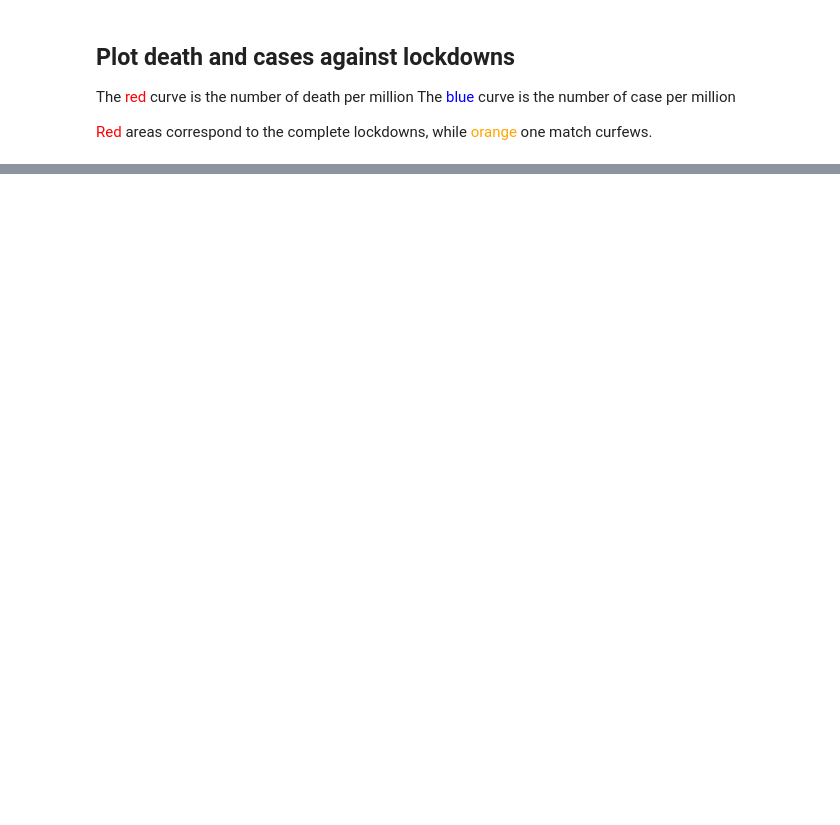
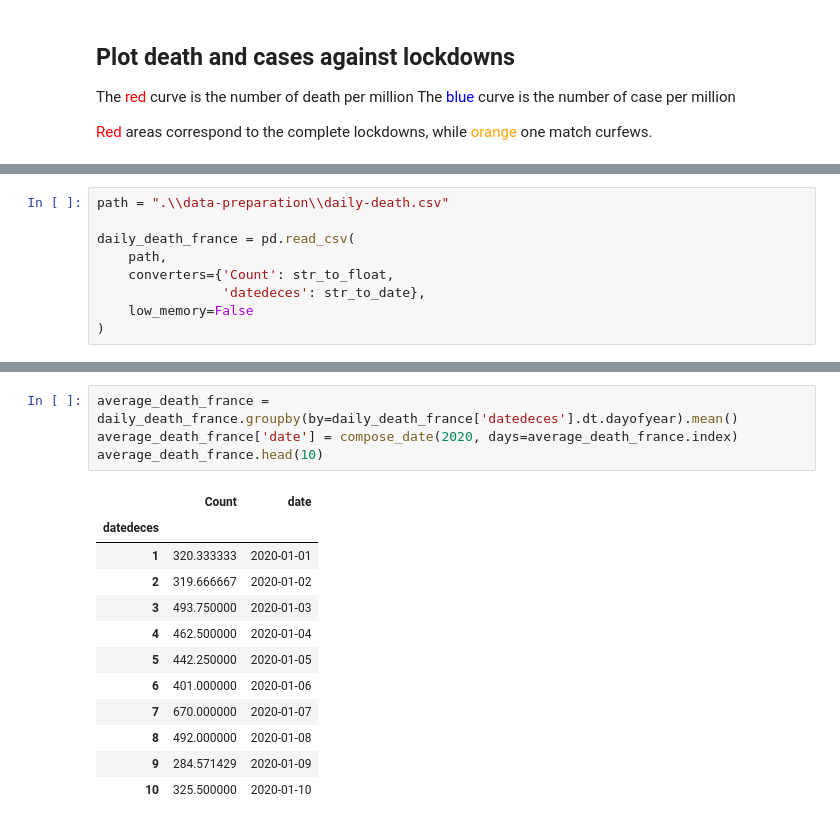
Before and after one commit to simonmoreau/covid-data, a Jupyter notebook: COVID Lockdown Effect.ipynb, the cells around one changed output, grey strips where cells are left out. Drawn from its saved outputs; the diff is of its cells as text; blank space fills up the shorter version.

```diff
--- a/COVID Lockdown Effect.ipynb
+++ b/COVID Lockdown Effect.ipynb
@@ -117,0 +156,9 @@ plot_serie(column_name)
+# %%
+path = ".\\data-preparation\\daily-death.csv"
+
+daily_death_france = pd.read_csv(
+    path,
+    converters={'Count': str_to_float,
+                'datedeces': str_to_date},
+    low_memory=False
+)
@@ -117,0 +179,17 @@ plot_serie(column_name)
+# %%
+average_death_france = daily_death_france.groupby(by=daily_death_france['datedeces'].dt.dayofyear).mean()
+average_death_france['date'] = compose_date(2020, days=average_death_france.index)
+average_death_france.head(10)
+# %% [output]
+|  | Count | date |
+| datedeces |  |  |
+| 1 | 320.333333 | 2020-01-01 |
+| 2 | 319.666667 | 2020-01-02 |
+| 3 | 493.750000 | 2020-01-03 |
+| 4 | 462.500000 | 2020-01-04 |
+| 5 | 442.250000 | 2020-01-05 |
+| 6 | 401.000000 | 2020-01-06 |
+| 7 | 670.000000 | 2020-01-07 |
+| 8 | 492.000000 | 2020-01-08 |
+| 9 | 284.571429 | 2020-01-09 |
+| 10 | 325.500000 | 2020-01-10 |
```
Also changed, not shown: parts of 12 cells of this notebook, 7 other files.
